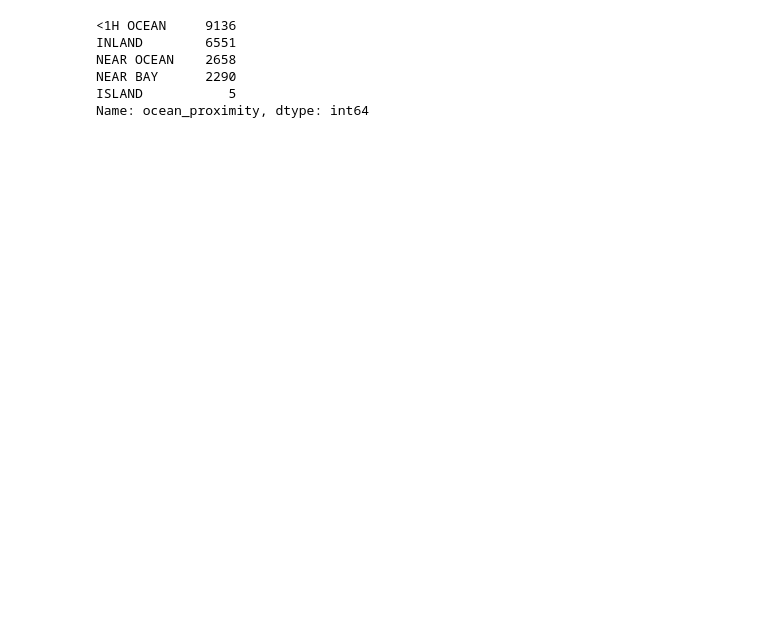
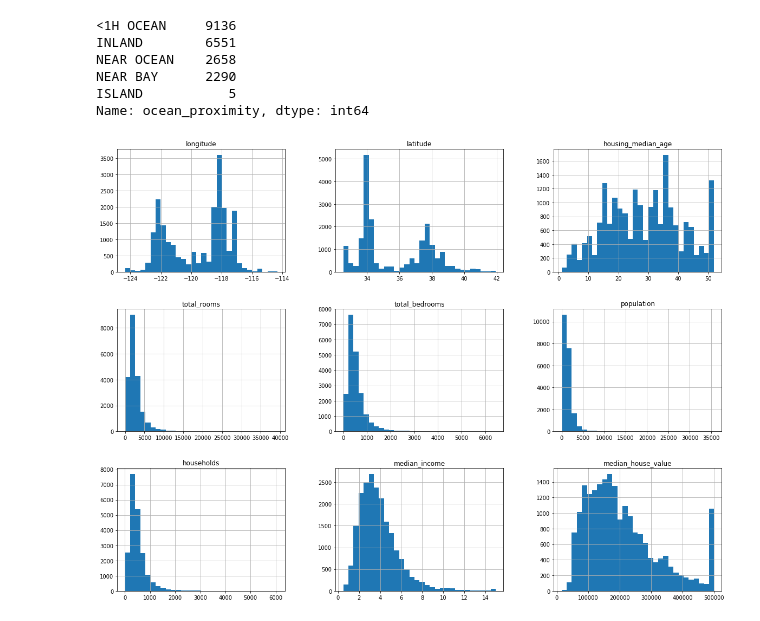
Before and after one commit to JakeOh/202007_itw_bd18, a Jupyter notebook: lab_ml/ml01_regression.ipynb, the cells around one changed output. Drawn from its saved outputs; the diff is of its cells as text; code cells hidden in the pictures; blank space fills up the shorter version.

```diff
--- a/lab_ml/ml01_regression.ipynb
+++ b/lab_ml/ml01_regression.ipynb
@@ -69,3 +69,9 @@ NEAR OCEAN    2658
 NEAR BAY      2290
 ISLAND           5
 Name: ocean_proximity, dtype: int64
+# %%
+# 숫자형(연속형) 변수의 분포 - 히스토그램(histogram)
+housing_df.hist(bins=30, figsize=(20, 15))
+plt.show()
+# %% [output]
+[figure, added]
```
Also changed, not shown: parts of 30 cells of this notebook.
